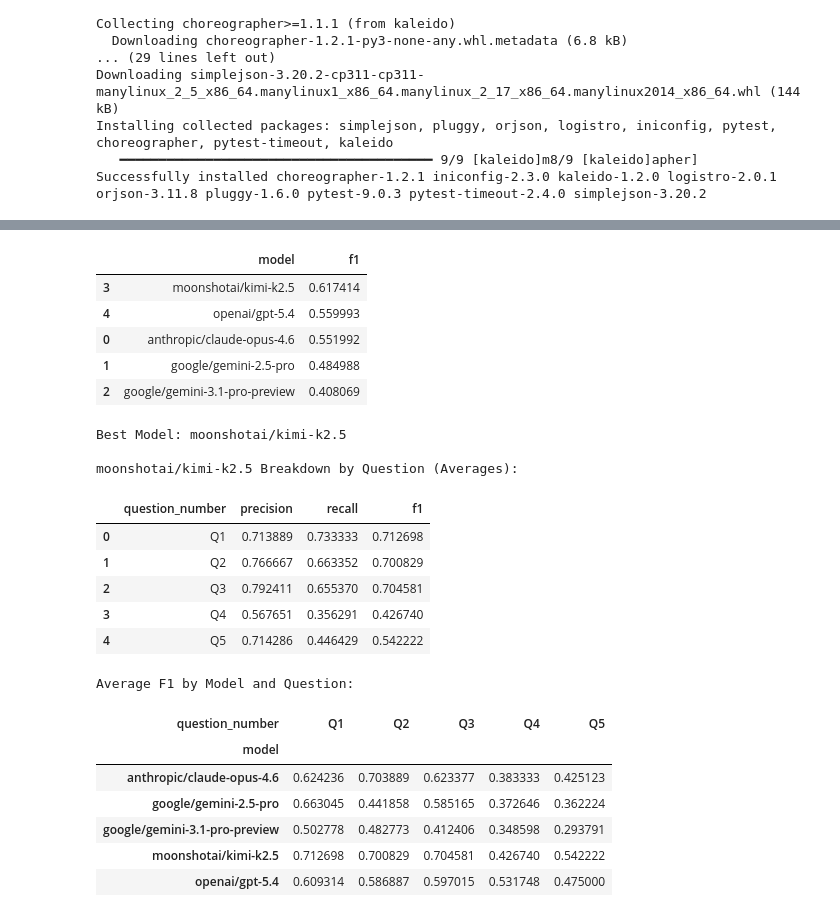
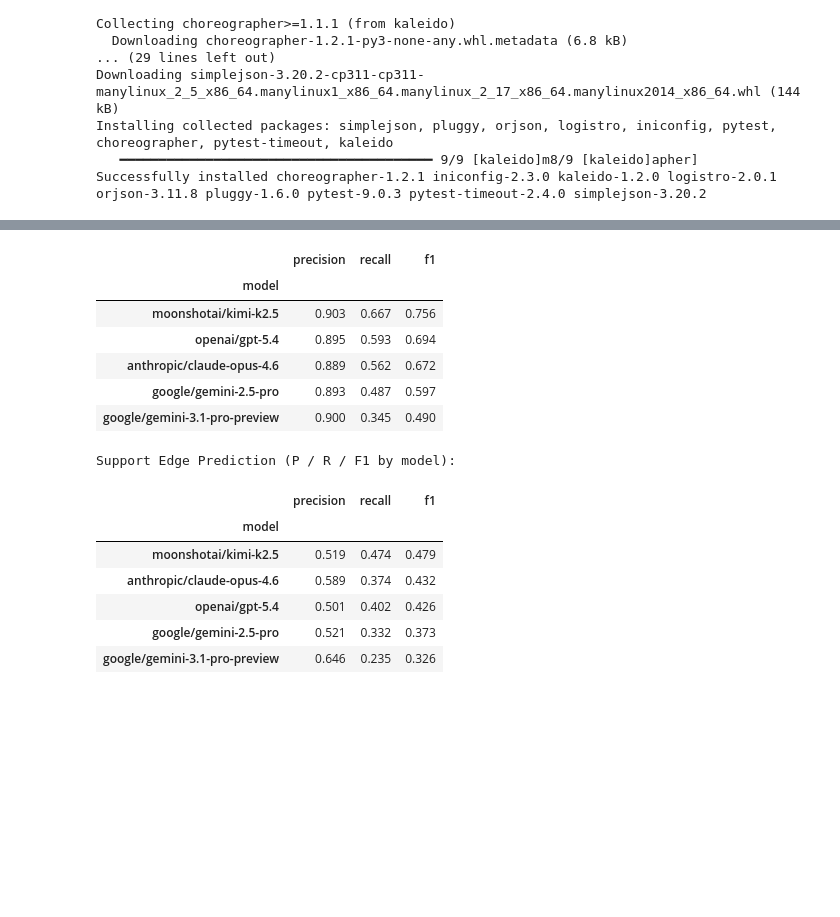
Before and after one commit to rnanda17/irac_paper, a Jupyter notebook: IRAC_notebook2.ipynb, the cells around one changed output, grey strips where cells are left out. Drawn from its saved outputs; the diff is of its cells as text; code cells hidden in the pictures; blank space fills up the shorter version.

```diff
--- a/IRAC_notebook2.ipynb
+++ b/IRAC_notebook2.ipynb
@@ -443,25 +443,31 @@ else:
 # %%
 # Load the current metrics
 import pandas as pd
-# df = pd.read_csv("irac_outputs/updated_cot/metrics.csv")
-df = pd.read_csv("metrics_all_LLMs.csv")
-# Compute macro f1 per model (average of f1)
-macro_f1 = df.groupby("model")["f1"].mean().reset_index()
-print("Macro F1 Scores by Model:")
-display(macro_f1.sort_values(by="f1", ascending=False))
+# Canonical metrics source: regenerated by scripts/rebuild_metrics.py from the
+# pred_*.json files in irac_outputs/updated_cot (no LLM calls required).
+df = pd.read_csv("irac_outputs/updated_cot/metrics.csv")
 
-# Identify best model
-best_model = macro_f1.loc[macro_f1['f1'].idxmax(), 'model']
-print(f"\nBest Model: {best_model}")
+# Average P, R, F1 per model for each task (averaged over questions and C1/C2)
+pr_f1 = (
+    df.groupby(["model", "metric"])[["precision", "recall", "f1"]]
+    .mean()
+    .reset_index()
+)
 
-# Get table for best model by question (including precision, recall, f1, and ground/pred sizes)
-best_model_df = df[df["model"] == best_model]
-print(f"\n{best_model} Breakdown by Question (Averages):")
-q_breakdown = best_model_df.groupby("question_number")[["precision", "recall", "f1"]].mean().reset_index()
-display(q_breakdown)
+# Human-readable task labels
+TASK_LABELS = {
+    "rules_selected": "Rule Selection",
+    "edges_support": "Support Edge Prediction",
+}
 
-# Alternate: table based on each question per model
-print("\nAverage F1 by Model and Question:")
-model_q_f1 = df.groupby(["model", "question_number"])["f1"].mean().unstack()
-display(model_q_f1)
+for metric_key, task_label in TASK_LABELS.items():
+    table = (
+        pr_f1[pr_f1["metric"] == metric_key]
+        .drop(columns="metric")
+        .set_index("model")[["precision", "recall", "f1"]]
+        .sort_values(by="f1", ascending=False)
+        .round(3)
+    )
+    print(f"\n{task_label} (P / R / F1 by model):")
+    display(table)
 # %% [output]
@@ -469,23 +475,15 @@ Macro F1 Scores by Model:
-|  | model | f1 |
-| 3 | moonshotai/kimi-k2.5 | 0.617414 |
-| 4 | openai/gpt-5.4 | 0.559993 |
-| 0 | anthropic/claude-opus-4.6 | 0.551992 |
-| 1 | google/gemini-2.5-pro | 0.484988 |
-| 2 | google/gemini-3.1-pro-preview | 0.408069 |
+|  | precision | recall | f1 |
+| model |  |  |  |
+| moonshotai/kimi-k2.5 | 0.903 | 0.667 | 0.756 |
+| openai/gpt-5.4 | 0.895 | 0.593 | 0.694 |
+| anthropic/claude-opus-4.6 | 0.889 | 0.562 | 0.672 |
+| google/gemini-2.5-pro | 0.893 | 0.487 | 0.597 |
+| google/gemini-3.1-pro-preview | 0.900 | 0.345 | 0.490 |
-Best Model: moonshotai/kimi-k2.5
-
-moonshotai/kimi-k2.5 Breakdown by Question (Averages):
+Support Edge Prediction (P / R / F1 by model):
-|  | question_number | precision | recall | f1 |
-| 0 | Q1 | 0.713889 | 0.733333 | 0.712698 |
-| 1 | Q2 | 0.766667 | 0.663352 | 0.700829 |
-| 2 | Q3 | 0.792411 | 0.655370 | 0.704581 |
-| 3 | Q4 | 0.567651 | 0.356291 | 0.426740 |
-| 4 | Q5 | 0.714286 | 0.446429 | 0.542222 |
+|  | precision | recall | f1 |
+| model |  |  |  |
+| moonshotai/kimi-k2.5 | 0.519 | 0.474 | 0.479 |
+| anthropic/claude-opus-4.6 | 0.589 | 0.374 | 0.432 |
+| openai/gpt-5.4 | 0.501 | 0.402 | 0.426 |
+| google/gemini-2.5-pro | 0.521 | 0.332 | 0.373 |
+| google/gemini-3.1-pro-preview | 0.646 | 0.235 | 0.326 |
-Average F1 by Model and Question:
-| question_number | Q1 | Q2 | Q3 | Q4 | Q5 |
-| model |  |  |  |  |  |
-| anthropic/claude-opus-4.6 | 0.624236 | 0.703889 | 0.623377 | 0.383333 | 0.425123 |
-| google/gemini-2.5-pro | 0.663045 | 0.441858 | 0.585165 | 0.372646 | 0.362224 |
-| google/gemini-3.1-pro-preview | 0.502778 | 0.482773 | 0.412406 | 0.348598 | 0.293791 |
-| moonshotai/kimi-k2.5 | 0.712698 | 0.700829 | 0.704581 | 0.426740 | 0.542222 |
-| openai/gpt-5.4 | 0.609314 | 0.586887 | 0.597015 | 0.531748 | 0.475000 |
```
Also changed, not shown: parts of 4 cells of this notebook.
